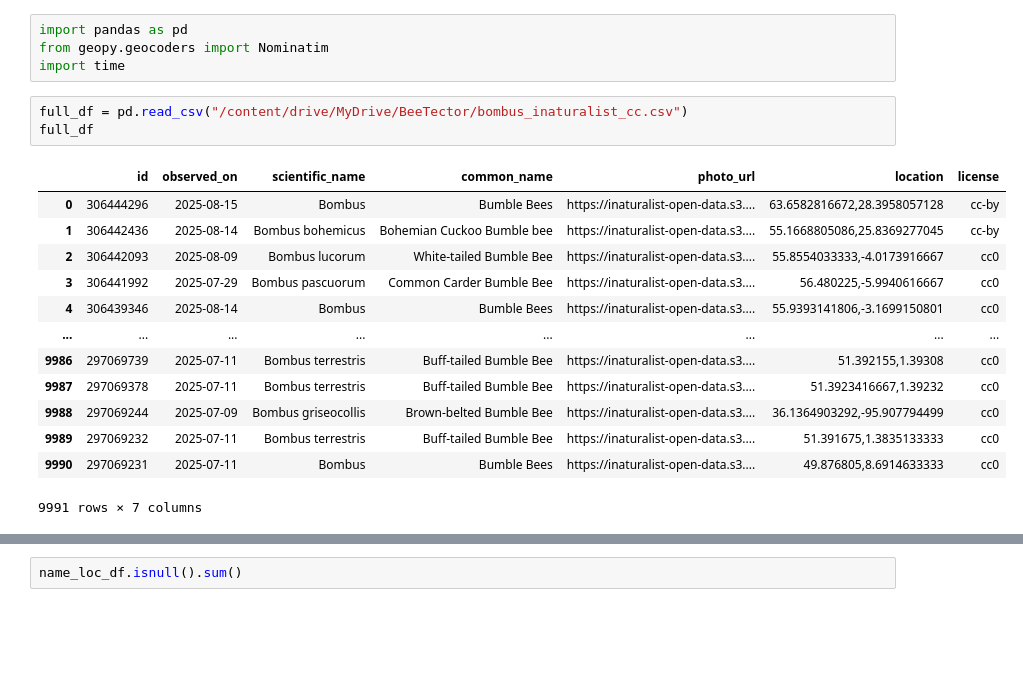
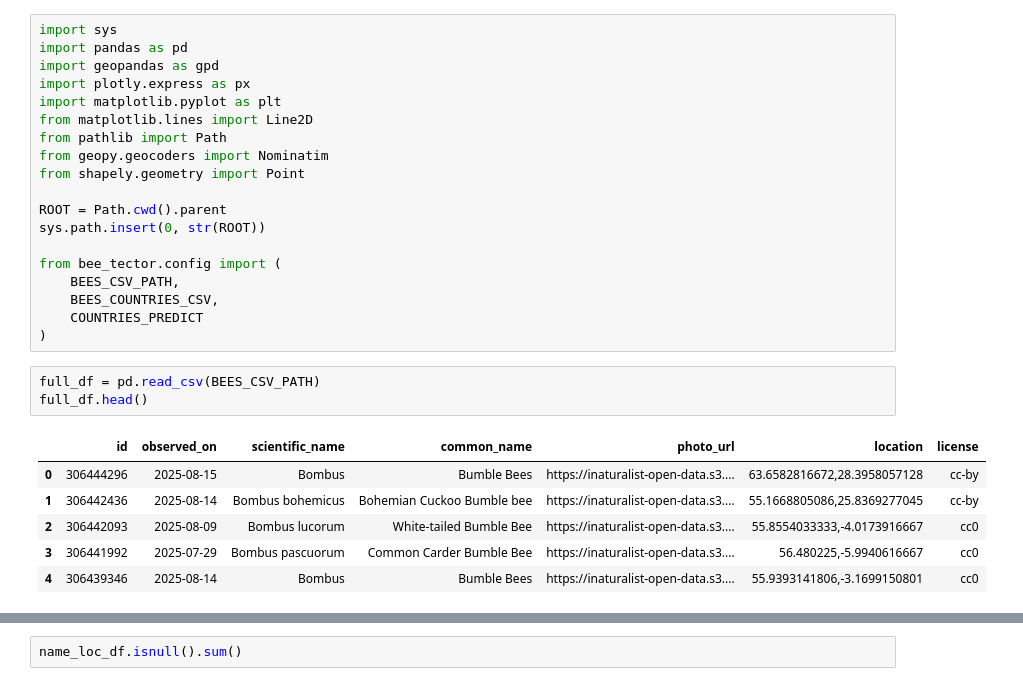
Before and after one commit to katherinestewart/bee-tector, a Jupyter notebook: notebooks/katherine_countries.ipynb, the cells around one changed output, grey strips where cells are left out. Saved outputs shown, nothing was run; the diff lists cells and outputs as text; blank space fills up the shorter version.

Commit message:
Work on countries csv

```diff
--- a/notebooks/katherine_countries.ipynb
+++ b/notebooks/katherine_countries.ipynb
@@ -1,23 +1,31 @@
-# %%
-import pandas as pd
-from geopy.geocoders import Nominatim
-import time
+# %%
+import sys
+import pandas as pd
+import geopandas as gpd
+import plotly.express as px
+import matplotlib.pyplot as plt
+from matplotlib.lines import Line2D
+from pathlib import Path
+from geopy.geocoders import Nominatim
+from shapely.geometry import Point
+
+ROOT = Path.cwd().parent
+sys.path.insert(0, str(ROOT))
+
+from bee_tector.config import (
+    BEES_CSV_PATH,
+    BEES_COUNTRIES_CSV,
+    COUNTRIES_PREDICT
+)
 # %%
-full_df = pd.read_csv("/content/drive/MyDrive/BeeTector/bombus_inaturalist_cc.csv")
-full_df
+full_df = pd.read_csv(BEES_CSV_PATH)
+full_df.head()
 # %% [output]
 |  | id | observed_on | scientific_name | common_name | photo_url | location | license |
 | 0 | 306444296 | 2025-08-15 | Bombus | Bumble Bees | https://inaturalist-open-data.s3.... | 63.6582816672,28.3958057128 | cc-by |
 | 1 | 306442436 | 2025-08-14 | Bombus bohemicus | Bohemian Cuckoo Bumble bee | https://inaturalist-open-data.s3.... | 55.1668805086,25.8369277045 | cc-by |
 | 2 | 306442093 | 2025-08-09 | Bombus lucorum | White-tailed Bumble Bee | https://inaturalist-open-data.s3.... | 55.8554033333,-4.0173916667 | cc0 |
 | 3 | 306441992 | 2025-07-29 | Bombus pascuorum | Common Carder Bumble Bee | https://inaturalist-open-data.s3.... | 56.480225,-5.9940616667 | cc0 |
 | 4 | 306439346 | 2025-08-14 | Bombus | Bumble Bees | https://inaturalist-open-data.s3.... | 55.9393141806,-3.1699150801 | cc0 |
-| ... | ... | ... | ... | ... | ... | ... | ... |
-| 9986 | 297069739 | 2025-07-11 | Bombus terrestris | Buff-tailed Bumble Bee | https://inaturalist-open-data.s3.... | 51.392155,1.39308 | cc0 |
-| 9987 | 297069378 | 2025-07-11 | Bombus terrestris | Buff-tailed Bumble Bee | https://inaturalist-open-data.s3.... | 51.3923416667,1.39232 | cc0 |
-| 9988 | 297069244 | 2025-07-09 | Bombus griseocollis | Brown-belted Bumble Bee | https://inaturalist-open-data.s3.... | 36.1364903292,-95.907794499 | cc0 |
-| 9989 | 297069232 | 2025-07-11 | Bombus terrestris | Buff-tailed Bumble Bee | https://inaturalist-open-data.s3.... | 51.391675,1.3835133333 | cc0 |
-| 9990 | 297069231 | 2025-07-11 | Bombus | Bumble Bees | https://inaturalist-open-data.s3.... | 49.876805,8.6914633333 | cc0 |
-9991 rows × 7 columns
 # %%
 name_loc_df = full_df.drop(columns=["id", "photo_url", "license"])
```
Also changed, not shown: parts of 22 cells of this notebook.
